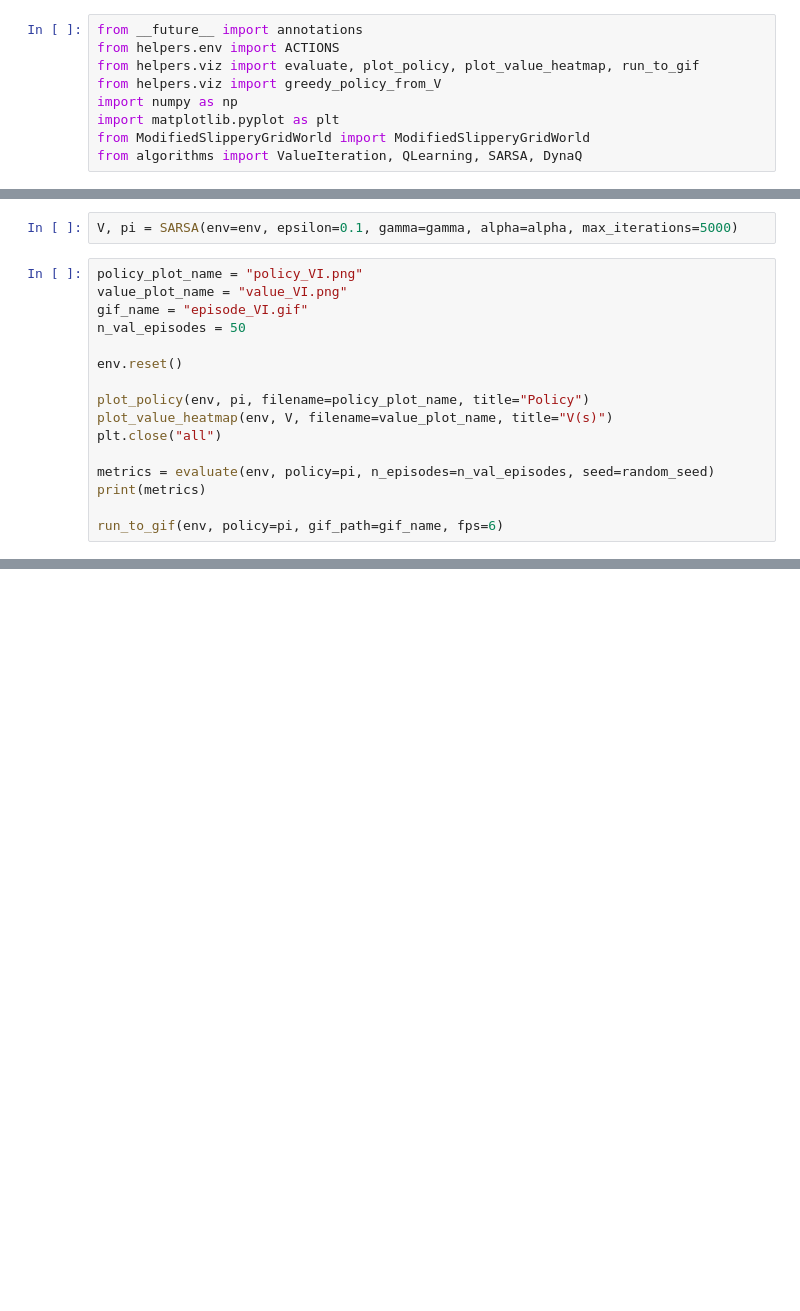
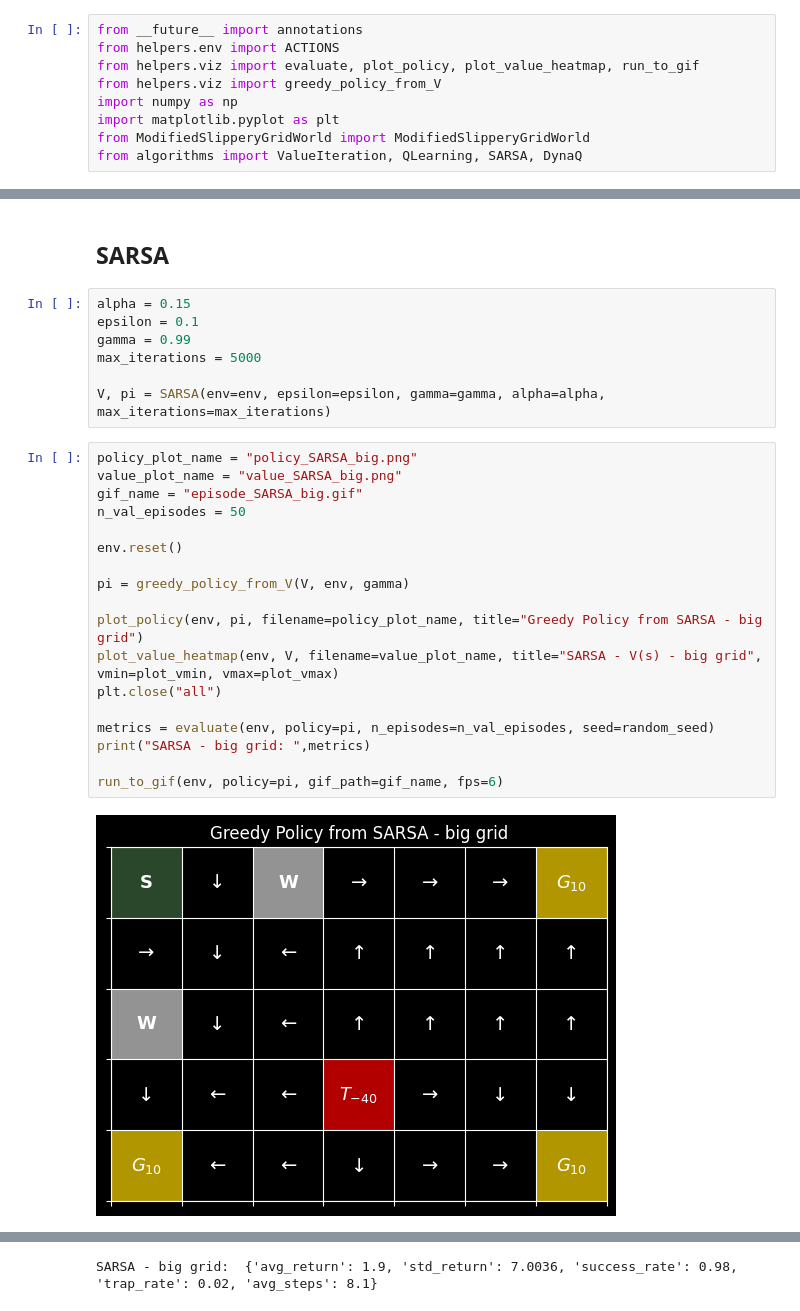
Before and after one commit to ondrey-16/MiNI-Project_WSI, a Jupyter notebook: MiniProject.ipynb, the cells around one changed output, grey strips where cells are left out. Saved outputs shown, nothing was run; the diff lists cells and outputs as text; blank space fills up the shorter version.

```diff
--- a/MiniProject.ipynb
+++ b/MiniProject.ipynb
@@ -86,18 +107,29 @@ run_to_gif(env, policy=pi, gif_path=gif_name, fps=6)
+# %% [markdown]
+## SARSA
 # %%
-V, pi = SARSA(env=env, epsilon=0.1, gamma=gamma, alpha=alpha, max_iterations=5000)
+alpha = 0.15
+epsilon = 0.1
+gamma = 0.99
+max_iterations = 5000
+
+V, pi = SARSA(env=env, epsilon=epsilon, gamma=gamma, alpha=alpha, max_iterations=max_iterations)
 # %%
-policy_plot_name = "policy_VI.png"
-value_plot_name = "value_VI.png"
-gif_name = "episode_VI.gif"
+policy_plot_name = "policy_SARSA_big.png"
+value_plot_name = "value_SARSA_big.png"
+gif_name = "episode_SARSA_big.gif"
 n_val_episodes = 50
 
 env.reset()
 
-plot_policy(env, pi, filename=policy_plot_name, title="Policy")
-plot_value_heatmap(env, V, filename=value_plot_name, title="V(s)")
+pi = greedy_policy_from_V(V, env, gamma)
+
+plot_policy(env, pi, filename=policy_plot_name, title="Greedy Policy from SARSA - big grid")
+plot_value_heatmap(env, V, filename=value_plot_name, title="SARSA - V(s) - big grid", vmin=plot_vmin, vmax=plot_vmax)
 plt.close("all")
 
 metrics = evaluate(env, policy=pi, n_episodes=n_val_episodes, seed=random_seed)
-print(metrics)
+print("SARSA - big grid: ",metrics)
 
 run_to_gif(env, policy=pi, gif_path=gif_name, fps=6)
+# %% [output]
+[figure, added]
@@ -103,0 +137 @@ run_to_gif(env, policy=pi, gif_path=gif_name, fps=6)
+SARSA - big grid:  {'avg_return': 1.9, 'std_return': 7.0036, 'success_rate': 0.98, 'trap_rate': 0.02, 'avg_steps': 8.1}
```
Also changed, not shown: parts of 29 cells of this notebook, 39 other files.
